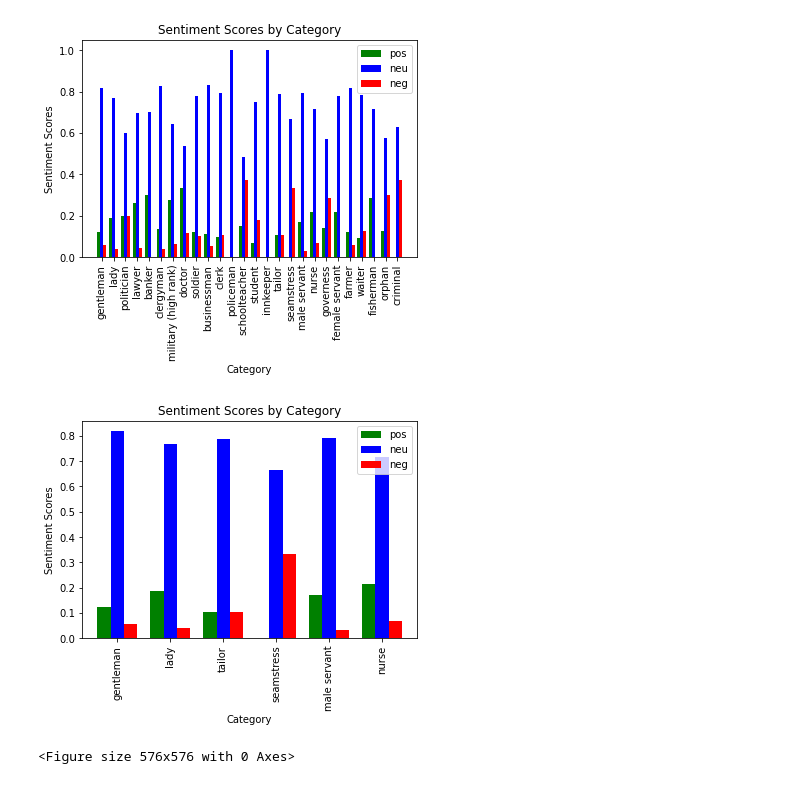
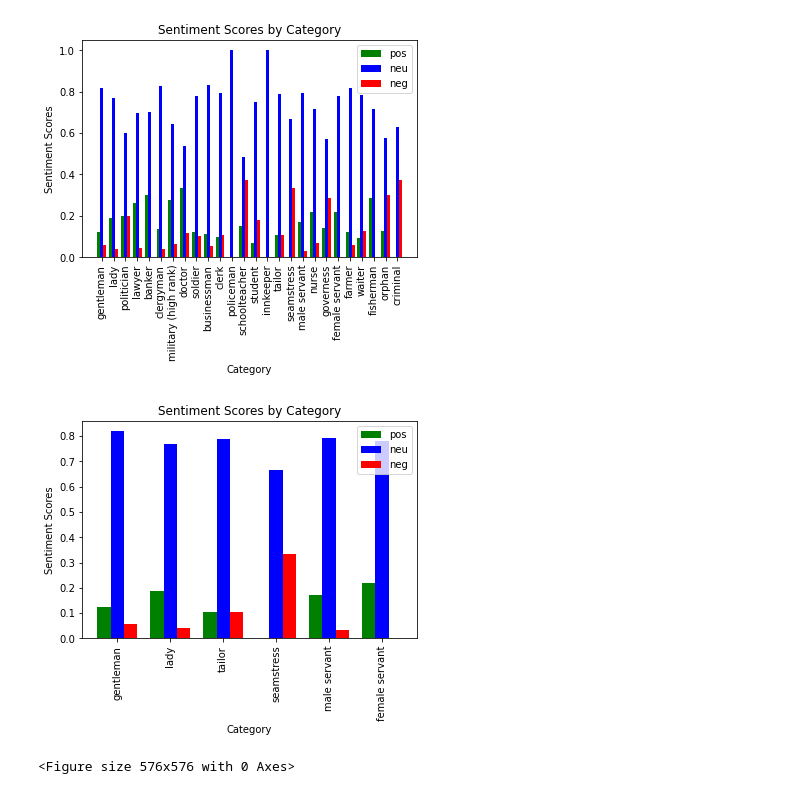
Before and after one commit to olincollege/Dickens-opinions-analysis, a Jupyter notebook: Visualization.ipynb, the cells around one changed output. Drawn from its saved outputs; the diff is of its cells as text; code cells hidden in the pictures.

```diff
--- a/Visualization.ipynb
+++ b/Visualization.ipynb
@@ -103,39 +103,39 @@ plt.show()
 # %% [output]
 [figure]
 # %%
-gender_categories_indexes = [0,1,15,17,18,19]
+gender_categories_indexes = [0,1,15,17,18,21]
 gender_categories = [word_categories[w] for w in gender_categories_indexes]
 
 
 scores_list = sentiment_score_all_adjectives(adjective_lists)
 
 number_of_categories = len(gender_categories)
 ind = np.arange(number_of_categories)
 width = .25
 
 pos_scores = []
 neu_scores = []
 neg_scores = []
 
 for category_number, category in enumerate(gender_categories):
     pos_scores.append(scores_list[gender_categories_indexes[category_number]][0])
     neu_scores.append(scores_list[gender_categories_indexes[category_number]][1])
     neg_scores.append(scores_list[gender_categories_indexes[category_number]][2])
 
 
 bar1 = plt.bar(ind, pos_scores, width, color = 'g')
 bar2 = plt.bar(ind+width, neu_scores, width, color='b')
 bar3 = plt.bar(ind+width*2, neg_scores, width, color = 'r')
 
 plt.xlabel("Category")
 plt.ylabel("Sentiment Scores")
 plt.title("Sentiment Scores by Category")
 
 plt.xticks(ind+width, gender_categories, rotation='vertical')
 plt.legend( (bar1, bar2, bar3), ('pos', 'neu', 'neg') )
 plt.show()
 # %% [output]
-[figure, old version]
+[figure, new version]
 # %%
 for index,list in enumerate(adjective_lists):
     if list==[""]:
```
Also changed, not shown: 4 other files.
